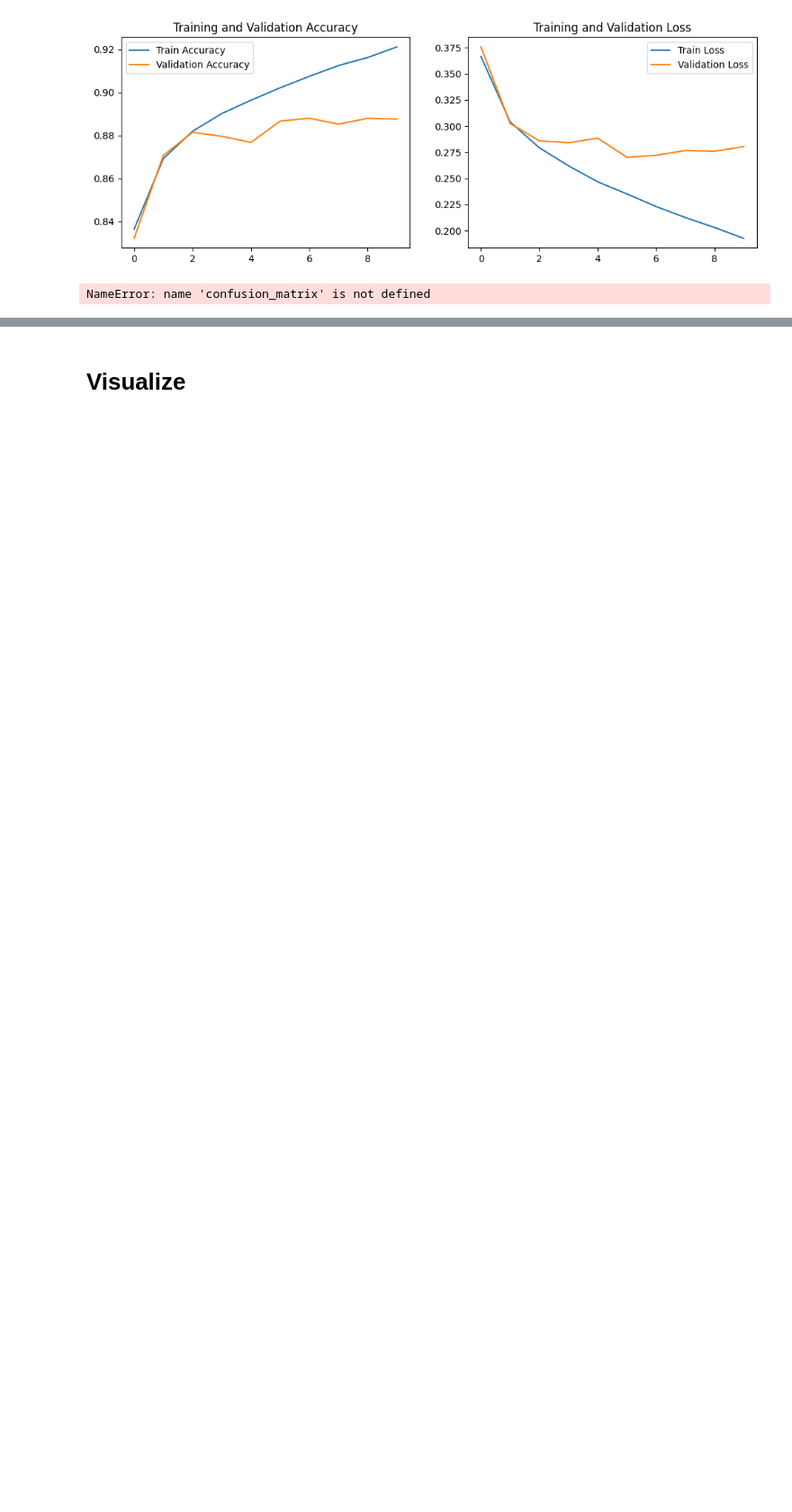
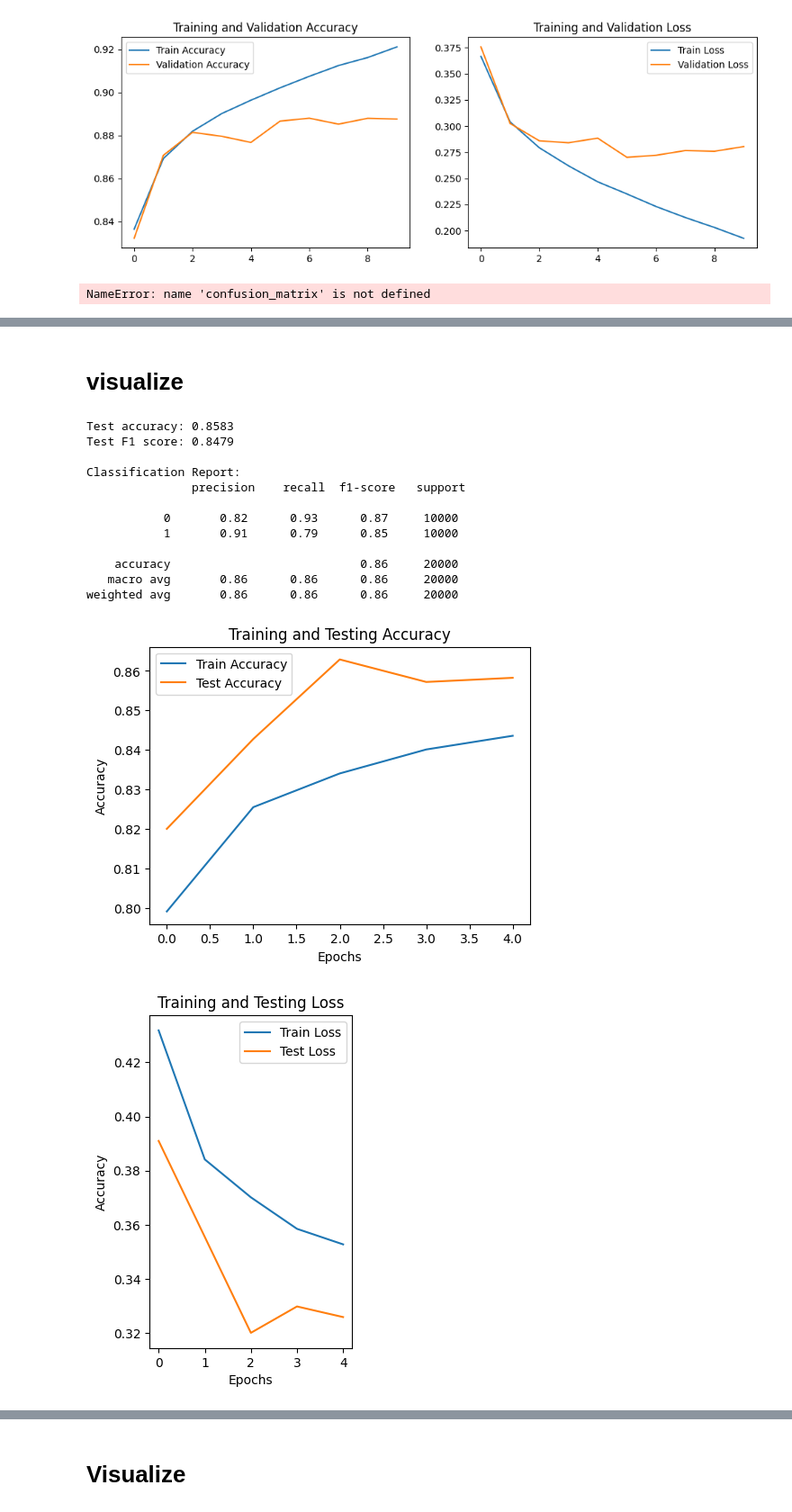
Before and after one commit to Srtharan/CNN-RCNN, a Jupyter notebook: image_classification_using_RCNN.ipynb, the cells around one changed output, grey strips where cells are left out. Shown at 90% size. Cells and saved outputs as stored; diff of their text form; code cells hidden in the pictures; blank space fills up the shorter version.

```diff
--- a/image_classification_using_RCNN.ipynb
+++ b/image_classification_using_RCNN.ipynb
@@ -168,0 +283,72 @@ NameError: name 'confusion_matrix' is not defined
+# %% [markdown]
+# visualize
+# %%
+from sklearn.metrics import accuracy_score, f1_score, classification_report
+import matplotlib.pyplot as plt
+import seaborn as sns
+f1 = f1_score(test_labels, test_predictions)
+
+print(f"Test accuracy: {accuracy:.4f}")
+print(f"Test F1 score: {f1:.4f}")
+
+# Classification report
+print("\nClassification Report:\n", classification_report(test_labels, test_predictions))
+
+# Visualize training history (accuracy and loss)
+plt.figure(figsize=(12, 4))
+plt.subplot(1, 2, 1)
+plt.plot(history.history['accuracy'], label='Train Accuracy')
+plt.plot(history.history['val_accuracy'], label='Test Accuracy')
+plt.legend()
+plt.title('Training and Testing Accuracy')
+plt.xlabel('Epochs')
+plt.ylabel('Accuracy')
+plt.show()
+
+plt.subplot(1, 2, 2)
+plt.plot(history.history['loss'], label='Train Loss')
+plt.plot(history.history['val_loss'], label='Test Loss')
+plt.legend()
+plt.title('Training and Testing Loss')
+plt.xlabel('Epochs')
+plt.ylabel('Accuracy')
+plt.show()
+
+# Visualize accuracy
+plt.figure(figsize=(8, 6))
+sns.barplot(x=['Accuracy'], y=[accuracy])
+plt.title('Test Accuracy')
+plt.ylim(0, 1.0)
+plt.show()
+
+# Visualize F1 score
+plt.figure(figsize=(8, 6))
+sns.barplot(x=['F1 Score'], y=[f1])
+plt.title('Test F1 Score')
+plt.ylim(0, 1.0)
+plt.show()
+
+# Visualize confusion matrix
+from sklearn.metrics import confusion_matrix
+cm = confusion_matrix(test_labels, test_predictions)
+plt.figure(figsize=(8, 6))
+sns.heatmap(cm, annot=True, fmt='d', cmap='Blues', xticklabels=['FAKE', 'REAL'], yticklabels=['FAKE', 'REAL'])
+plt.xlabel('Predicted Labels')
+plt.ylabel('True Labels')
+plt.title('Confusion Matrix')
+plt.show()
+# %% [output]
+Test accuracy: 0.8583
+Test F1 score: 0.8479
+
+Classification Report:
+               precision    recall  f1-score   support
+
+           0       0.82      0.93      0.87     10000
+           1       0.91      0.79      0.85     10000
+
+    accuracy                           0.86     20000
+   macro avg       0.86      0.86      0.86     20000
+weighted avg       0.86      0.86      0.86     20000
+[figure, added]
+[figure, added]
```
Also changed, not shown: parts of 7 cells of this notebook.
